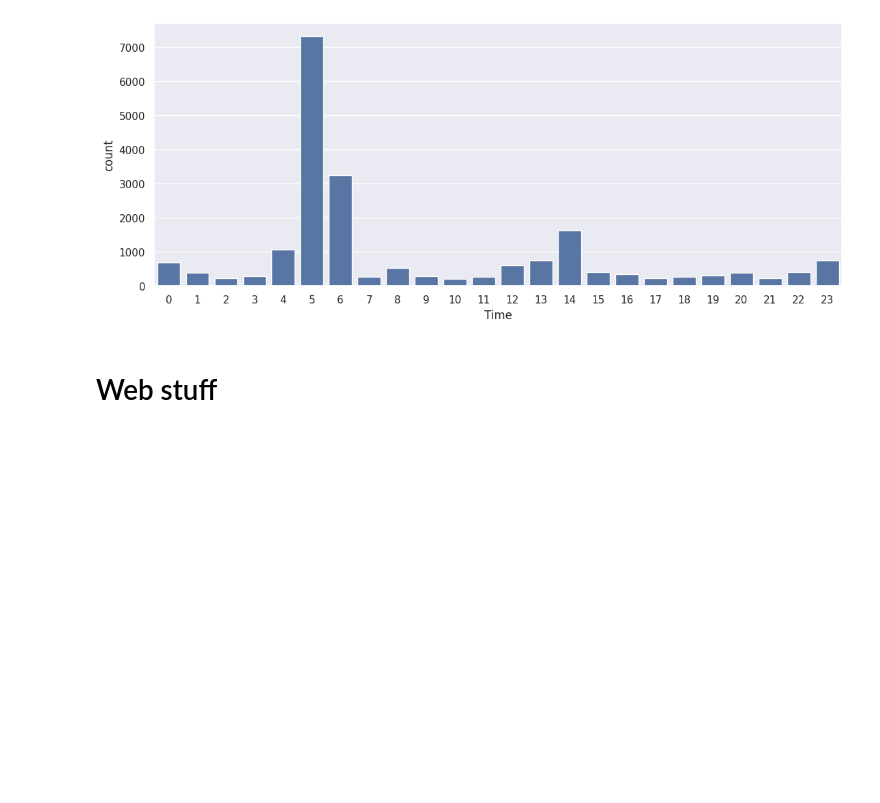
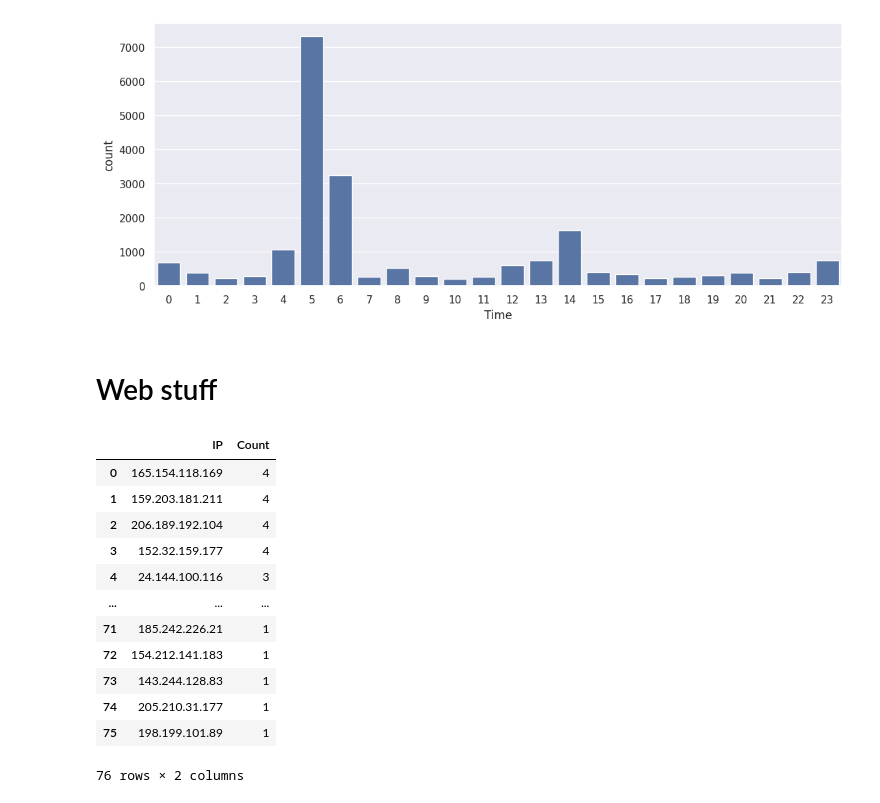
Before and after one commit to ysthakur/hacs202-ssh-hp, a Jupyter notebook: imhungry.ipynb, the cells around one changed output. Drawn from its saved outputs; the diff is of its cells as text; code cells hidden in the pictures; blank space fills up the shorter version.

```diff
--- a/imhungry.ipynb
+++ b/imhungry.ipynb
@@ -260,0 +276,17 @@ sns.barplot(data=times_of_day.value_counts())
+# %%
+ips_web = load_web_json(IP_COL, "ips")
+ips_web
+# %% [output]
+|  | IP | Count |
+| 0 | 165.154.118.169 | 4 |
+| 1 | 159.203.181.211 | 4 |
+| 2 | 206.189.192.104 | 4 |
+| 3 | 152.32.159.177 | 4 |
+| 4 | 24.144.100.116 | 3 |
+| ... | ... | ... |
+| 71 | 185.242.226.21 | 1 |
+| 72 | 154.212.141.183 | 1 |
+| 73 | 143.244.128.83 | 1 |
+| 74 | 205.210.31.177 | 1 |
+| 75 | 198.199.101.89 | 1 |
+76 rows × 2 columns
```
Also changed, not shown: parts of 5 cells of this notebook.
